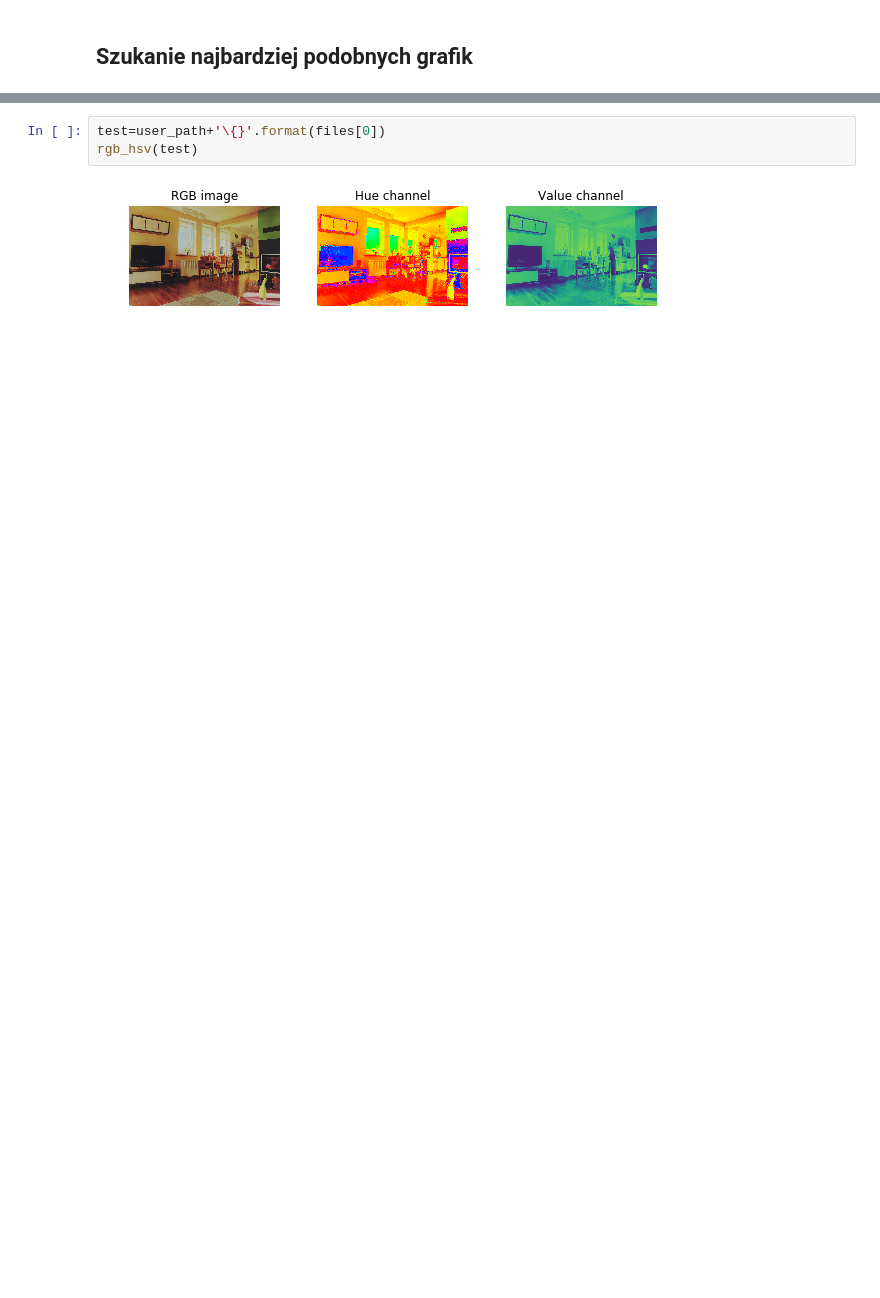
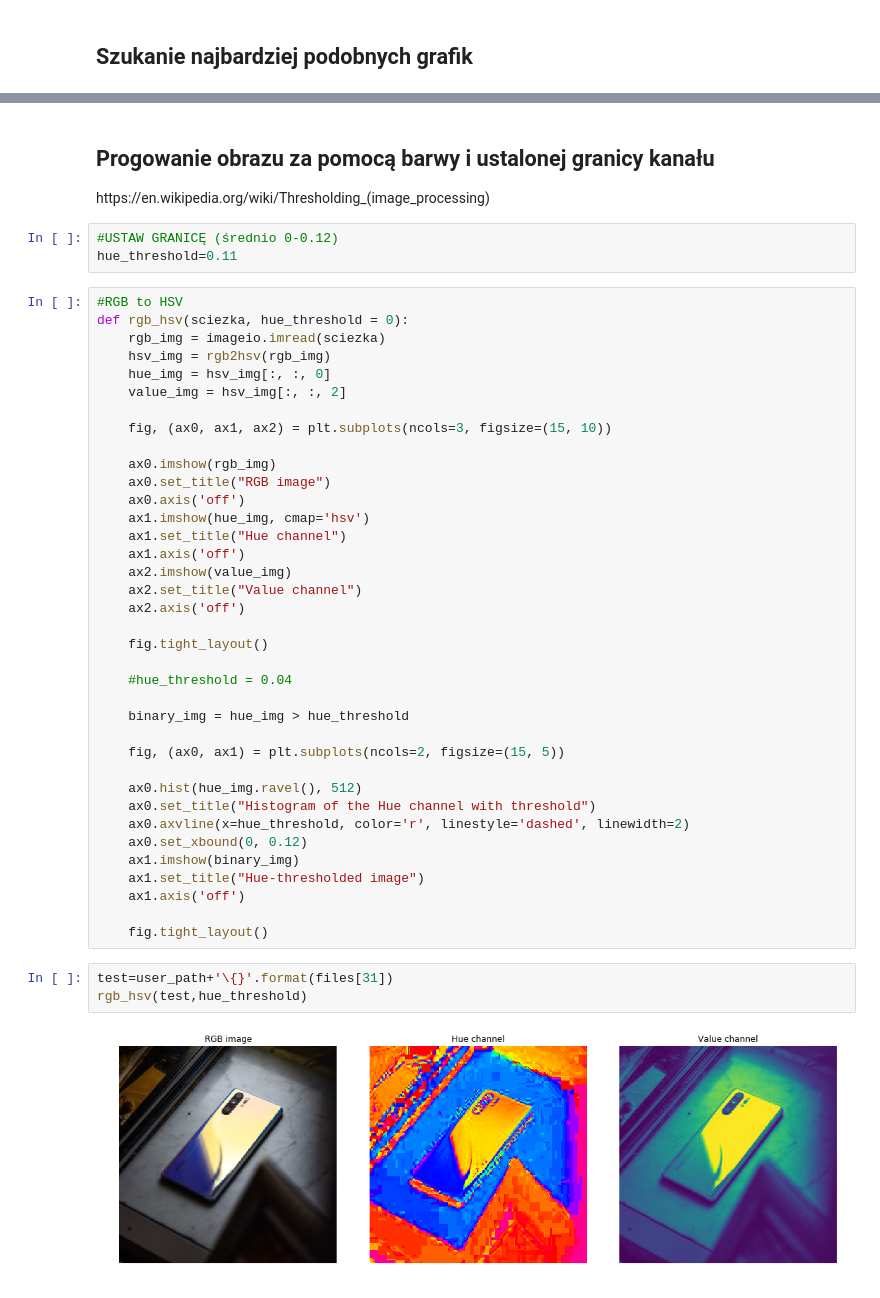
Before and after one commit to konradszwed/projekt_analiza_obrazu, a Jupyter notebook: main.ipynb, the cells around one changed output, grey strips where cells are left out. Drawn from its saved outputs; the diff is of its cells as text; blank space fills up the shorter version.

Commit message:
Progowanie value i hue, usprawnienia funkcji, etykiety

```diff
--- a/main.ipynb
+++ b/main.ipynb
@@ -759,5 +625,48 @@ Value of only B channel: 40
+# %% [markdown]
+<h2>Progowanie obrazu za pomocą barwy i ustalonej granicy kanału</h2>
+<a>https://en.wikipedia.org/wiki/Thresholding_(image_processing)</a>
+# %%
+#USTAW GRANICĘ (średnio 0-0.12)
+hue_threshold=0.11
+# %%
+#RGB to HSV
+def rgb_hsv(sciezka, hue_threshold = 0):
+    rgb_img = imageio.imread(sciezka)
+    hsv_img = rgb2hsv(rgb_img)
+    hue_img = hsv_img[:, :, 0]
+    value_img = hsv_img[:, :, 2]
+
+    fig, (ax0, ax1, ax2) = plt.subplots(ncols=3, figsize=(15, 10))
+
+    ax0.imshow(rgb_img)
+    ax0.set_title("RGB image")
+    ax0.axis('off')
+    ax1.imshow(hue_img, cmap='hsv')
+    ax1.set_title("Hue channel")
+    ax1.axis('off')
+    ax2.imshow(value_img)
+    ax2.set_title("Value channel")
+    ax2.axis('off')
+
+    fig.tight_layout()
+
+    #hue_threshold = 0.04
+
+    binary_img = hue_img > hue_threshold
+
+    fig, (ax0, ax1) = plt.subplots(ncols=2, figsize=(15, 5))
+
+    ax0.hist(hue_img.ravel(), 512)
+    ax0.set_title("Histogram of the Hue channel with threshold")
+    ax0.axvline(x=hue_threshold, color='r', linestyle='dashed', linewidth=2)
+    ax0.set_xbound(0, 0.12)
+    ax1.imshow(binary_img)
+    ax1.set_title("Hue-thresholded image")
+    ax1.axis('off')
+
+    fig.tight_layout()
 # %%
-test=user_path+'\{}'.format(files[0])
-rgb_hsv(test)
+test=user_path+'\{}'.format(files[31])
+rgb_hsv(test,hue_threshold)
 # %% [output]
-[figure, old version]
+[figure, new version]
```
Also changed, not shown: parts of 37 cells of this notebook, 3 other files.
